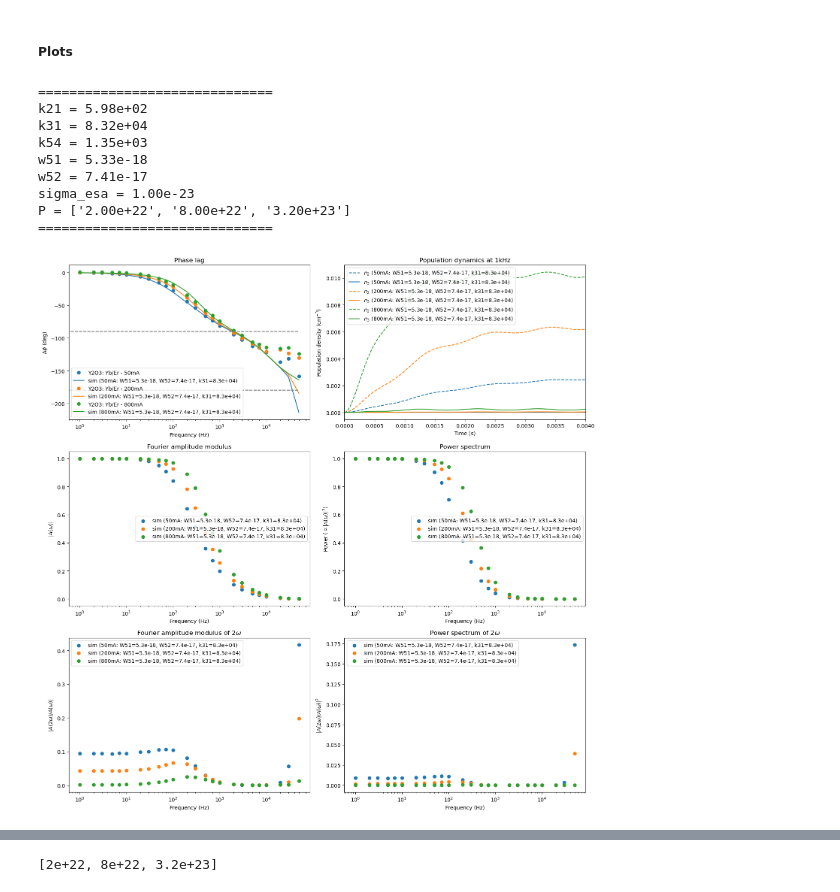
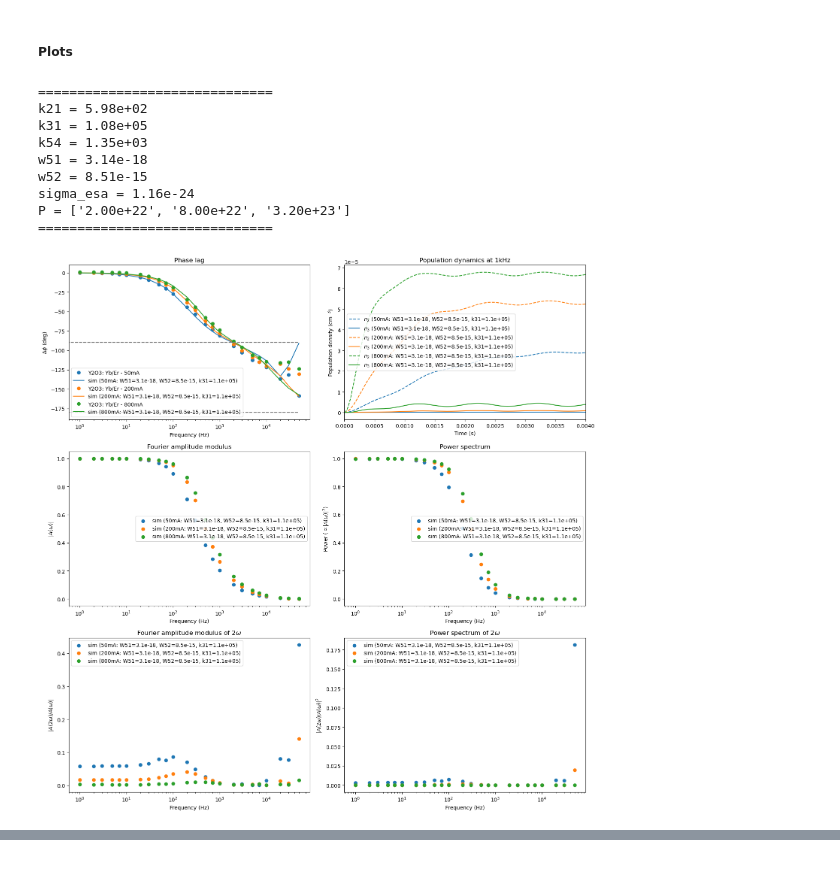
Before and after one commit to habakukc22/bulk-samples-characterization, a Jupyter notebook: model-predictions_y2o3_yber_conjunto.ipynb, the cells around one changed output, grey strips where cells are left out. Drawn from its saved outputs; the diff is of its cells as text; code cells hidden in the pictures.

```diff
--- a/model-predictions_y2o3_yber_conjunto.ipynb
+++ b/model-predictions_y2o3_yber_conjunto.ipynb
@@ -575,9 +534,7 @@ k31 = k31_initial
 k54 = k54_initial
 P = P_initial
 
-# num_points = 30 #28  # 30
-
-# ---> AJUSTE CONJUNTO DAS 3 POTÊNCIAS: W51, W52, k31 E FATOR DE ESCALA c EM P (parâmetros livres, compartilhados) <---
+# ---> AJUSTE CONJUNTO DAS 3 POTÊNCIAS: W51, W52*c, k31, c E sigma_esa*c (parâmetros livres, compartilhados) <---
 correntes = [50, 200, 800]  # mA, na mesma ordem de pd_labels
 P_list = [P_initial * c / 200 for c in correntes]  # supõe P proporcional à corrente (P_initial em 200 mA)
 
@@ -587,8 +544,10 @@ incertezas_conj = [pd[:num_points, 2] for pd in pd_list]  # barra de erro da fas
 
 
 def residuos_conjunto(log_p):
-    """Resíduos das 3 potências concatenados. O ajuste é feito em log10(W51, W52, k31, c)."""
-    W51_fit, W52_fit, k31_fit, c_fit = 10**log_p  # <- c_fit: fator de escala global em P
+    """Resíduos das 3 potências concatenados. O ajuste é feito em log10(W51, W52*c, k31, c, sigma_esa*c)."""
+    W51_fit, W52c_fit, k31_fit, c_fit, sigmac_fit = 10**log_p  # <- produtos W52*c e sigma_esa*c
+    W52_fit = W52c_fit / c_fit  # <- recupera W52
+    sigma_esa_fit = sigmac_fit / c_fit  # <- recupera sigma_esa
     residuos = []
     for freqs, fases_exp, incs, P_amostra in zip(
         frequencias_conj, fases_conj, incertezas_conj, P_list
@@ -601,7 +560,7 @@ def residuos_conjunto(log_p):
                 (0, 200),
                 [0, 0, 0],
                 t_eval=t_eval,
-                args=(W51_fit, W52_fit, [k21, k31_fit, k54], sigma_esa, c_fit * P_amostra, f),  # <- c_fit * P_amostra
+                args=(W51_fit, W52_fit, [k21, k31_fit, k54], sigma_esa_fit, c_fit * P_amostra, f),
                 method="Radau",
                 atol=1e-10,
                 rtol=1e-6,
@@ -612,21 +571,31 @@ def residuos_conjunto(log_p):
         residuos.append(np.angle(np.exp(1j * (fases_sim - fases_exp))) / incs)
     return np.concatenate(residuos)
 
-chute_inicial = np.log10([1.14e-17, 4.09e-19, 5.59e4, 1.0])  # <- c = 1 (P_list original)
+# chute_inicial = np.log10([5.331e-18, 7.412e-17, 8.324e4, 4.337e-2, 1e-21])  # <- último ajuste + sigma_esa = 1e-21
+# chute_inicial = np.log10([5.331e-18, 7.412e-17, 8.324e4, 0.2, 1e-19])  # <- último ajuste + sigma_esa = 1e-21
+# chute_inicial = np.log10([5.331e-18, 7.412e-17, 8.324e4, 4.337e-2, 1e-19])  # <- último ajuste + sigma_esa = 1e-21
+chute_inicial = np.log10(
+    [5.998e-18, 6.636e-17 * 4.365e-2, 4.380e4, 4.365e-2, 5.308e-21 * 4.365e-2]
+)  # <- último ajuste, na forma (W51, W52*c, k31, c, sigma_esa*c)
 
 ajuste_conj = least_squares(
     residuos_conjunto,
     chute_inicial,
-    bounds=([-22, -22, 2, -3], [-8, -8, 6, 1]),  # <- c entre 1e-3 e 10
+    bounds=([-22, -25, 2, -3, -28], [-8, -7, 6, 1, -16]),  # <- limites de W52*c e sigma_esa*c
     diff_step=5e-3,
     verbose=2,
+    workers=5,   # <- avalia as 5 colunas do jacobiano em paralelo
 )
 
-ww51_fit_conj, ww52_fit_conj, k31_fit_conj, c_fit_conj = 10**ajuste_conj.x  # <- c_fit_conj
+ww51_fit_conj, W52c_fit_conj, k31_fit_conj, c_fit_conj, sigmac_fit_conj = 10**ajuste_conj.x  # <- produtos
+ww52_fit_conj = W52c_fit_conj / c_fit_conj  # <- recupera W52 (usado nos gráficos)
+sigma_esa_fit_conj = sigmac_fit_conj / c_fit_conj  # <- recupera sigma_esa (usado nos gráficos)
 print(f"W51 ajustado = {ww51_fit_conj:.3e} cm^3/s")
-print(f"W52 ajustado = {ww52_fit_conj:.3e} cm^3/s")
+print(f"W52*c ajustado = {W52c_fit_conj:.3e} cm^3/s")  # <- novo
+print(f"sigma_esa*c ajustado = {sigmac_fit_conj:.3e} cm^2")  # <- novo
 print(f"k31 ajustado = {k31_fit_conj:.3e} s^-1")
-print(f"c ajustado = {c_fit_conj:.3e}  ->  P = {[f'{c_fit_conj*p:.2e}' for p in P_list]}")  # <- novo
+print(f"c ajustado = {c_fit_conj:.3e}  ->  P = {[f'{c_fit_conj*p:.2e}' for p in P_list]}")
+print(f"  (W52 = {ww52_fit_conj:.3e} cm^3/s, sigma_esa = {sigma_esa_fit_conj:.3e} cm^2)")  # <- valores separados
 print(
     f"Qui-quadrado reduzido (total) = {np.sum(ajuste_conj.fun**2)/(len(ajuste_conj.fun) - len(ajuste_conj.x)):.2f}"
 )
@@ -638,5 +607,7 @@ for label, incs in zip(pd_labels, incertezas_conj):
     print(
         f"{label}: RMS = {np.rad2deg(np.sqrt(np.mean((r*incs)**2))):.2f} graus, qui-quadrado/ponto = {np.mean(r**2):.2f}"
     )
+
+sigma_esa = sigma_esa_fit_conj  # <- para a célula de gráficos usar o valor ajustado
 # %% [output]
    Iteration     Total nfev        Cost      Cost reduction    Step norm     Optimality
@@ -663,8 +650,6 @@ fig, axs = plt.subplots(3, 2, figsize=(15, 15))
 
 # ---> LISTA NOVA PARA ARMAZENAR OS DADOS DE 1kHz <---
 dados_1kHz = []
-
-num_points = 24 #28  # 30
 
 # Resultado do ajuste conjunto (P de cada curva vem de P_list)
 params = [
@@ -858,36 +843,36 @@ for ts_1k, n3_1k, w1k_val, plt_label_1k in dados_1kHz:
     xf = fftfreq(N, dt)
 
     # Filtro para pegar apenas frequências positivas (remove a componente DC em 0 Hz)
     idx_pos = xf > 0
     xf_pos = xf[idx_pos]
     power = np.abs(yf[idx_pos]) ** 2
 
     axs2[1].plot(xf_pos, power / power.max(), label=plt_label_1k)
 
 axs2[0].set_title("(a) Number of counts in the time domain (Steady state)")
 axs2[0].set_xlabel("Time (s)")
 axs2[0].set_ylabel("Population density $n_3$ (cm$^{-3}$)")
 axs2[0].legend(loc="upper right")
-rtol
+
 axs2[1].set_title("(b) Signal power representation in the frequency domain")
 axs2[1].set_xlabel("Frequency (Hz)")
 axs2[1].set_ylabel("Power")
 axs2[1].set_xlim(
     [0, 10000]
 )  # Foca nos harmônicos até 10kHz conforme sua imagem de referência
 axs2[1].legend(loc="upper right")
 fig2.tight_layout()
 
 # O plt.show() agora vai renderizar ambas as janelas (fig e fig2)
 plt.show()
 # %% [output]
 ==============================
 k21 = 5.98e+02
-k31 = 8.32e+04
+k31 = 1.08e+05
 k54 = 1.35e+03
-w51 = 5.33e-18
-w52 = 7.41e-17
-sigma_esa = 1.00e-23
+w51 = 3.14e-18
+w52 = 8.51e-15
+sigma_esa = 1.16e-24
 P = ['2.00e+22', '8.00e+22', '3.20e+23']
 ==============================
-[figure, old version]
+[figure, new version]
@@ -895,4 +879,0 @@ P = ['2.00e+22', '8.00e+22', '3.20e+23']
-# %%
-P_list
-# %% [output]
-[2e+22, 8e+22, 3.2e+23]
```
Also changed, not shown: parts of 6 cells of this notebook.
